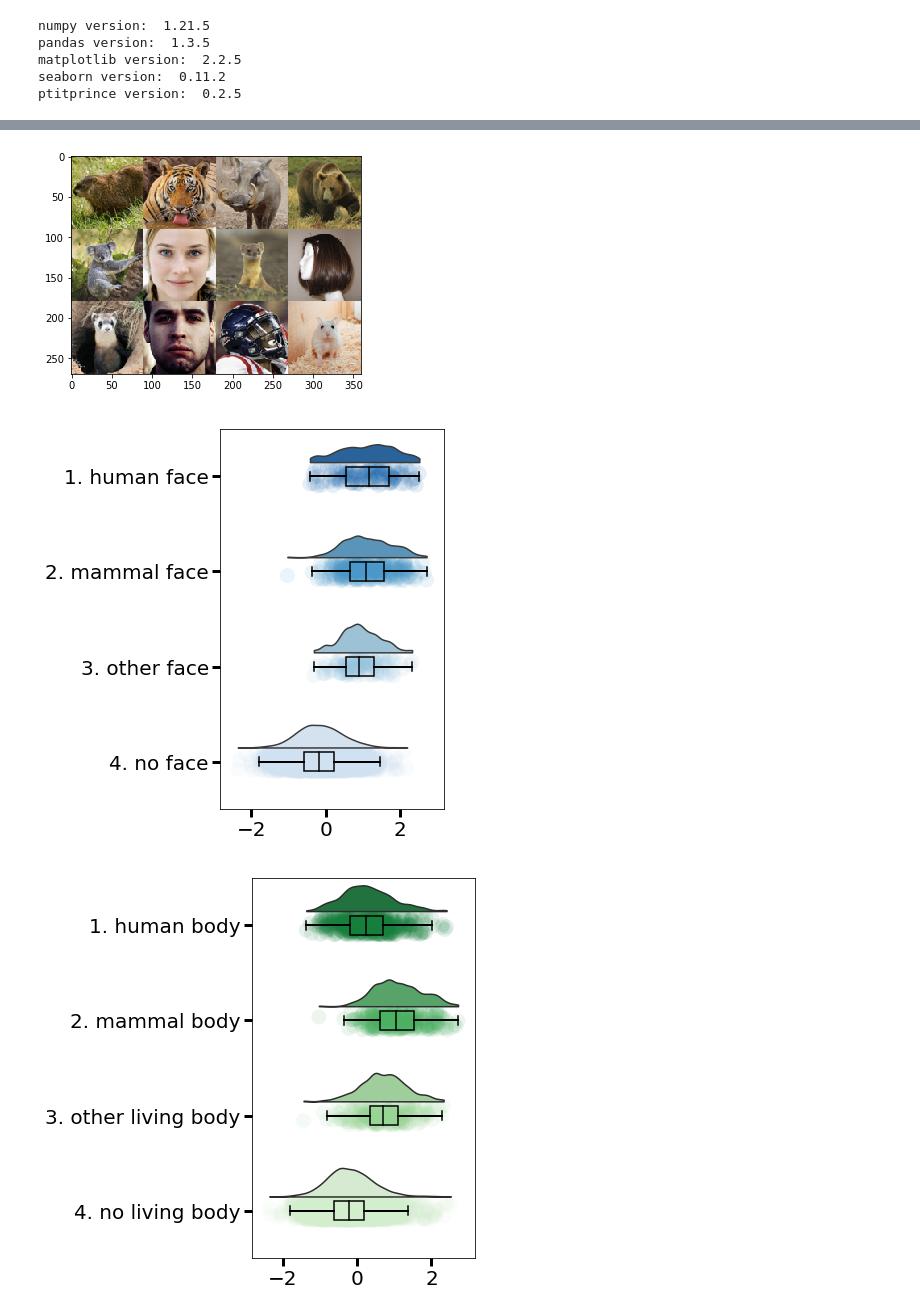
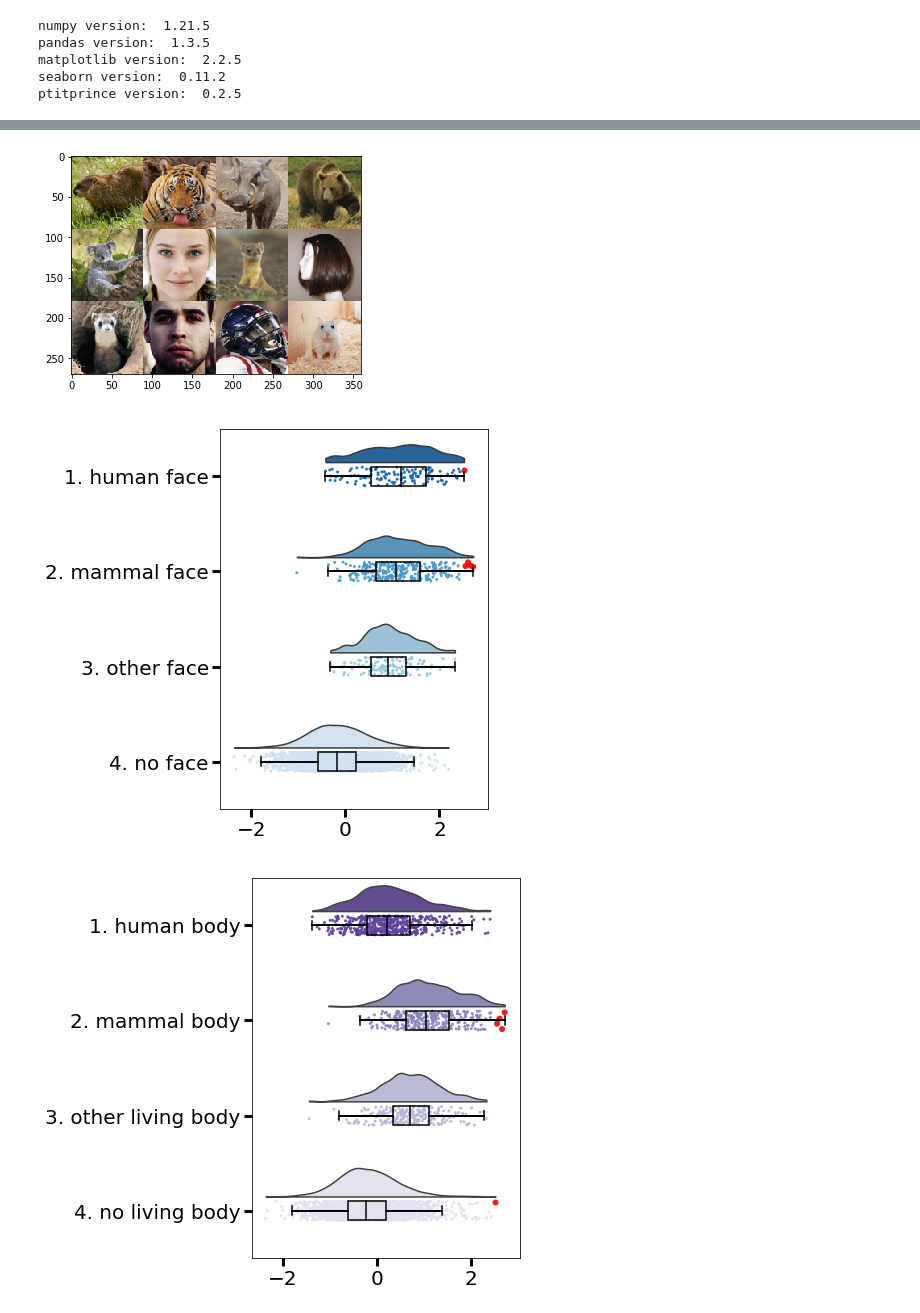
Before and after one commit to courtois-neuromod/cneuromod-things, a Jupyter notebook: datapaper/notebooks/annotated_betas_per_ROI.ipynb, the cells around one changed output, grey strips where cells are left out. Saved outputs shown, nothing was run; the diff lists cells and outputs as text; code cells hidden in the pictures.

```diff
--- a/datapaper/notebooks/annotated_betas_per_ROI.ipynb
+++ b/datapaper/notebooks/annotated_betas_per_ROI.ipynb
@@ -377,8 +377,8 @@ and the kind of background in which an object is set
 
 for annotation in [
     ("central_face_per_type", "annot-faceType", "Blues_r"),
-    ("central_body_per_type", "annot-bodyType", "Greens_r"),
-    ("background_per_type", "annot-sceneType", "Reds_r")
+    ("central_body_per_type", "annot-bodyType", "Purples_r"),
+    ("background_per_type", "annot-sceneType", "YlGn_r")
 ]:
 
     SMALL_SIZE = 8
@@ -394,36 +394,38 @@ for annotation in [
     plt.rc('figure', titlesize=BIGGER_SIZE)  # fontsize of the figure title
 
     df = df_annotations
 
-    f, ax = plt.subplots(figsize=(4, 7))
+    f, ax = plt.subplots(figsize=(4.8, 7))
 
     dy=annotation[0]; dx="betas"; ort="h";
     cat_order = sorted(np.unique(df[annotation[0]]).tolist())
 
-    #pal = sns.color_palette("flare", 4)
     pal = sns.color_palette(annotation[2], 4)
 
     ax=pt.half_violinplot(x = dx, y = dy, data = df, palette = pal, bw = .2, cut = 0.,
                           scale = "area", width = .6, inner = None, orient = ort, order=cat_order)
-    ax=sns.stripplot(x = dx, y = dy, data = df, palette = pal, edgecolor = "white",
-                     size = 3, alpha=0.10, s=15, jitter = 1, zorder = 0, orient = ort, order=cat_order)
+    ax=sns.stripplot(x = dx, y = dy, data = df.iloc[5:, :], palette = pal, edgecolor = "white",
+                     size = 3, alpha=0.90, s=3, jitter = 1, zorder = 0, orient = ort, order=cat_order)
+
+    ax=sns.stripplot(x = dx, y = dy, data = df.iloc[:5, :], color = "red", edgecolor = "white",
+                     size = 3, alpha=0.90, s=6, jitter = 1, zorder = 0, orient = ort, order=cat_order)
 
     ax=sns.boxplot(x = dx, y = dy, data = df, color = "black", width = .20, zorder = 10,
                    showcaps = True, boxprops = {'facecolor':'none', "zorder":10},
                    showfliers=False, whiskerprops = {'linewidth':2, "zorder":10},
                    saturation = 1, orient = ort, order=cat_order)
 
     ax.tick_params(width=3, size=8)
 
     plt.xticks([-2, 0, 2])
     plt.xlabel('')
     plt.ylabel('')
 
     if save_fig:
 
         plt.savefig(f"{fig_save_path}/beta_dist/Fig5_sub-{s}_betas_{roi.split('_')[-1]}_{nvox}_desc-{desc}_{annotation[1]}.png", dpi=600, bbox_inches='tight')
     plt.plot()
 # %% [output]
 [figure]
-[figure, old version]
+[figure, new version]
-[figure, old version]
+[figure, new version]
```
Also changed, not shown: parts of 2 cells of this notebook, 8 other files.
